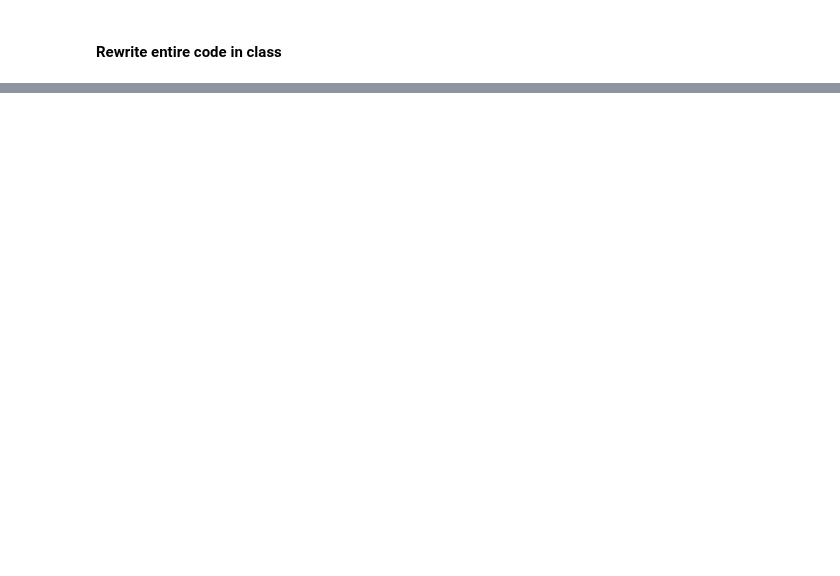
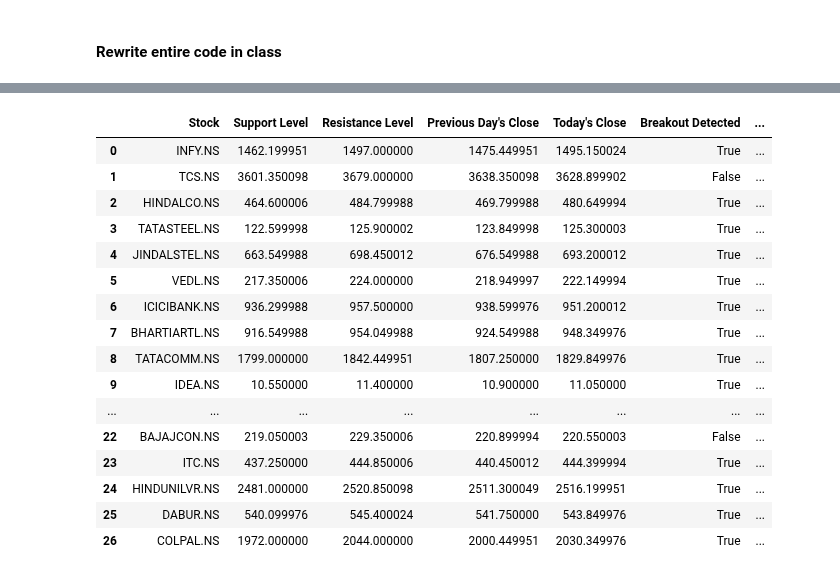
Before and after one commit to tuxlimr/Celery_Preprocessing, a Jupyter notebook: 52WeekHIgh_Low_and_Other_Breakout.ipynb, the cells around one changed output, grey strips where cells are left out. Saved outputs shown, nothing was run; the diff lists cells and outputs as text; code cells hidden in the pictures; blank space fills up the shorter version.

```diff
--- a/52WeekHIgh_Low_and_Other_Breakout.ipynb
+++ b/52WeekHIgh_Low_and_Other_Breakout.ipynb
@@ -600,0 +407,99 @@ df
+# %%
+import yfinance as yf
+import pandas as pd
+
+class StockAnalyzer:
+    def __init__(self, ticker_symbol, lookback_days=90):
+        self.ticker_symbol = ticker_symbol
+        self.lookback_days = lookback_days
+
+    def _fetch_stock_data(self, period):
+        stock = yf.Ticker(self.ticker_symbol)
+        data = stock.history(period=period)
+        return data
+
+    def _calculate_break(self, data, field):
+        prev_value = data[field].iloc[0]
+        today_value = data[field].iloc[1]
+        return today_value > prev_value
+
+    def analyze_stock(self):
+        data_2d = self._fetch_stock_data("2d")
+        data_5d = self._fetch_stock_data("5d")
+
+        support_level = data_2d['Low'].min()
+        resistance_level = data_2d['High'].max()
+
+        prev_close = data_2d['Close'].iloc[0]
+        today_close = data_2d['Close'].iloc[1]
+
+        breakout_detected = today_close > prev_close
+        breakdown_detected = today_close < prev_close
+
+        resistance_breakout_detected = data_5d['High'].iloc[1] > data_5d['High'].iloc[0]
+        support_breakdown_detected = data_5d['Low'].iloc[1] < data_5d['Low'].iloc[0]
+
+        difference = today_close - prev_close
+        difference_percentage = (difference / prev_close) * 100 if prev_close != 0 else 0
+
+        # Determine trend based on the difference
+        if difference > 0:
+            trend = 'Up'
+        elif difference < 0:
+            trend = 'Down'
+        else:
+            trend = 'No Change'
+
+        return {
+            'Stock': self.ticker_symbol,
+            'Support Level': support_level,
+            'Resistance Level': resistance_level,
+            'Previous Day\'s Close': prev_close,
+            'Today\'s Close': today_close,
+            'Breakout Detected': breakout_detected,
+            'Breakdown Detected': breakdown_detected,
+            'Resistance Breakout Detected': resistance_breakout_detected,
+            'Support Breakdown Detected': support_breakdown_detected,
+            'Trend': trend,
+            'Difference': difference,
+            'Difference Percentage': difference_percentage
+        }
+
+if __name__ == "__main__":
+    ticker_lists = {
+        'NiftyIT': ['INFY.NS', 'TCS.NS'],
+        'NiftyMetal': ['HINDALCO.NS', 'TATASTEEL.NS', 'JINDALSTEL.NS', 'VEDL.NS', 'ICICIBANK.NS'],
+        'NiftyTelecom': ['BHARTIARTL.NS', 'TATACOMM.NS', 'IDEA.NS'],
+        'NityBank': ['HDFCBANK.NS', 'PNB.NS', 'SBIN.NS', 'ICICIBANK.NS', 'AXISBANK.NS', 'CANBK.NS', 'BANKBARODA.NS', 'INDUSINDBK.NS', 'RBLBANK.NS', 'MAHABANK.NS', 'J&KBANK.NS', 'IDBI.NS'],
+        'NIftyFMCG': ['BAJAJCON.NS', 'ITC.NS', 'HINDUNILVR.NS', 'DABUR.NS', 'COLPAL.NS']
+    }
+
+    stock_data_list = []
+
+    for category, stocks in ticker_lists.items():
+        for stock_symbol in stocks:
+            analyzer = StockAnalyzer(stock_symbol)
+            stock_data = analyzer.analyze_stock()
+            stock_data['Category'] = category
+            stock_data_list.append(stock_data)
+
+    df = pd.DataFrame(stock_data_list)
+df
+# %% [output]
+|  | Stock | Support Level | Resistance Level | Previous Day's Close | Today's Close | Breakout Detected | ... |
+| 0 | INFY.NS | 1462.199951 | 1497.000000 | 1475.449951 | 1495.150024 | True | ... |
+| 1 | TCS.NS | 3601.350098 | 3679.000000 | 3638.350098 | 3628.899902 | False | ... |
+| 2 | HINDALCO.NS | 464.600006 | 484.799988 | 469.799988 | 480.649994 | True | ... |
+| 3 | TATASTEEL.NS | 122.599998 | 125.900002 | 123.849998 | 125.300003 | True | ... |
+| 4 | JINDALSTEL.NS | 663.549988 | 698.450012 | 676.549988 | 693.200012 | True | ... |
+| 5 | VEDL.NS | 217.350006 | 224.000000 | 218.949997 | 222.149994 | True | ... |
+| 6 | ICICIBANK.NS | 936.299988 | 957.500000 | 938.599976 | 951.200012 | True | ... |
+| 7 | BHARTIARTL.NS | 916.549988 | 954.049988 | 924.549988 | 948.349976 | True | ... |
+| 8 | TATACOMM.NS | 1799.000000 | 1842.449951 | 1807.250000 | 1829.849976 | True | ... |
+| 9 | IDEA.NS | 10.550000 | 11.400000 | 10.900000 | 11.050000 | True | ... |
+| ... | ... | ... | ... | ... | ... | ... | ... |
+| 22 | BAJAJCON.NS | 219.050003 | 229.350006 | 220.899994 | 220.550003 | False | ... |
+| 23 | ITC.NS | 437.250000 | 444.850006 | 440.450012 | 444.399994 | True | ... |
+| 24 | HINDUNILVR.NS | 2481.000000 | 2520.850098 | 2511.300049 | 2516.199951 | True | ... |
+| 25 | DABUR.NS | 540.099976 | 545.400024 | 541.750000 | 543.849976 | True | ... |
+| 26 | COLPAL.NS | 1972.000000 | 2044.000000 | 2000.449951 | 2030.349976 | True | ... |
```
Also changed, not shown: parts of 8 cells of this notebook.
